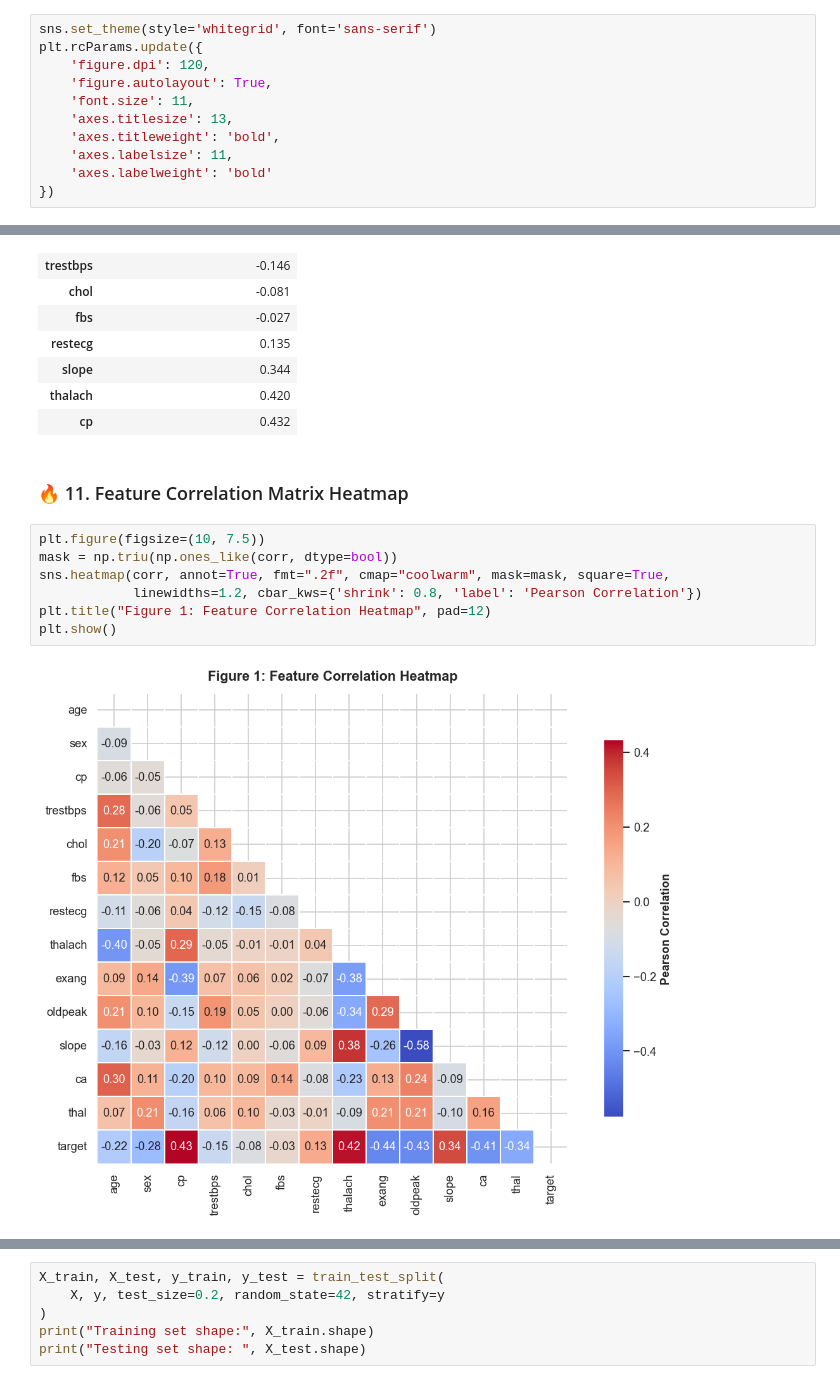
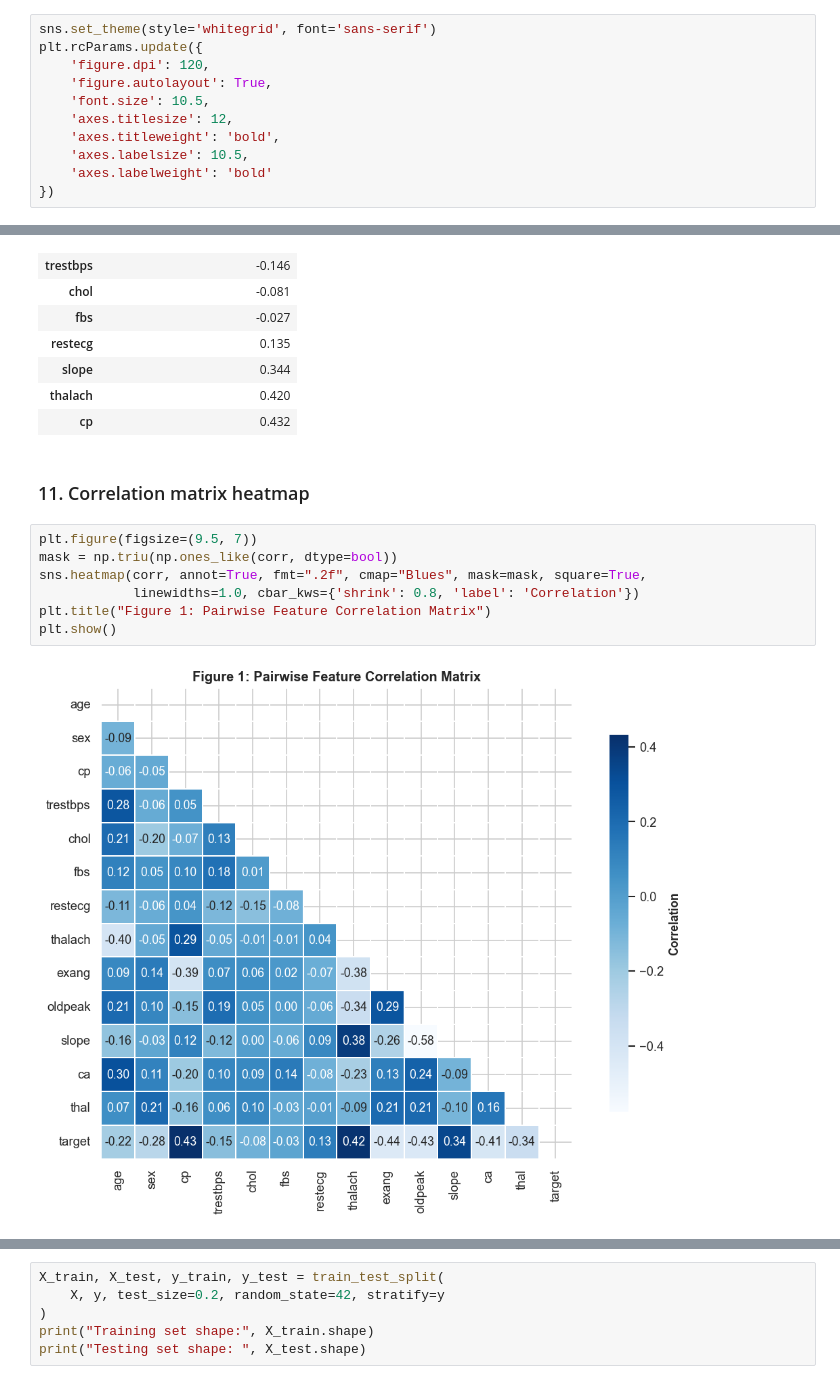
Before and after one commit to shiv123-coder/CardioML, a Jupyter notebook: Heart_Disease_ML_Prediction.ipynb, the cells around one changed output, grey strips where cells are left out. Drawn from its saved outputs; the diff is of its cells as text.

```diff
--- a/Heart_Disease_ML_Prediction.ipynb
+++ b/Heart_Disease_ML_Prediction.ipynb
@@ -40,10 +40,10 @@ sns.set_theme(style='whitegrid', font='sans-serif')
 plt.rcParams.update({
     'figure.dpi': 120,
     'figure.autolayout': True,
-    'font.size': 11,
-    'axes.titlesize': 13,
+    'font.size': 10.5,
+    'axes.titlesize': 12,
     'axes.titleweight': 'bold',
-    'axes.labelsize': 11,
+    'axes.labelsize': 10.5,
     'axes.labelweight': 'bold'
 })
 # %% [markdown]
@@ -161,14 +162,14 @@ pd.DataFrame({'Pearson Correlation with Target': target_corr.round(3)})
 | thalach | 0.420 |
 | cp | 0.432 |
 # %% [markdown]
-### 🔥 11. Feature Correlation Matrix Heatmap
+### 11. Correlation matrix heatmap
 # %%
-plt.figure(figsize=(10, 7.5))
+plt.figure(figsize=(9.5, 7))
 mask = np.triu(np.ones_like(corr, dtype=bool))
-sns.heatmap(corr, annot=True, fmt=".2f", cmap="coolwarm", mask=mask, square=True,
-            linewidths=1.2, cbar_kws={'shrink': 0.8, 'label': 'Pearson Correlation'})
-plt.title("Figure 1: Feature Correlation Heatmap", pad=12)
+sns.heatmap(corr, annot=True, fmt=".2f", cmap="Blues", mask=mask, square=True,
+            linewidths=1.0, cbar_kws={'shrink': 0.8, 'label': 'Correlation'})
+plt.title("Figure 1: Pairwise Feature Correlation Matrix")
 plt.show()
 # %% [output]
-[figure, old version]
+[figure, new version]
 # %% [markdown]
```
Also changed, not shown: parts of 47 cells of this notebook, 3 other files.
